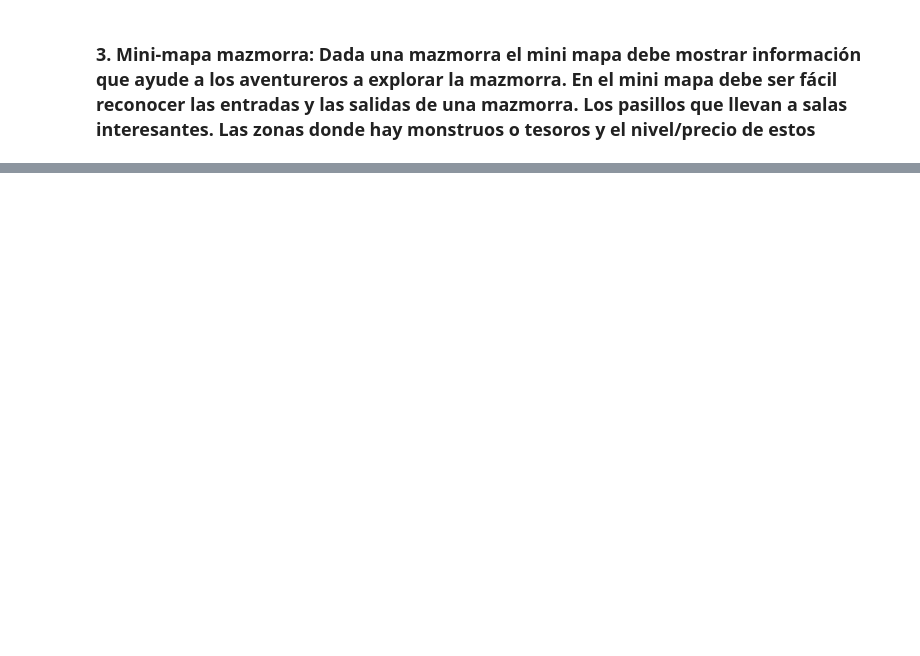
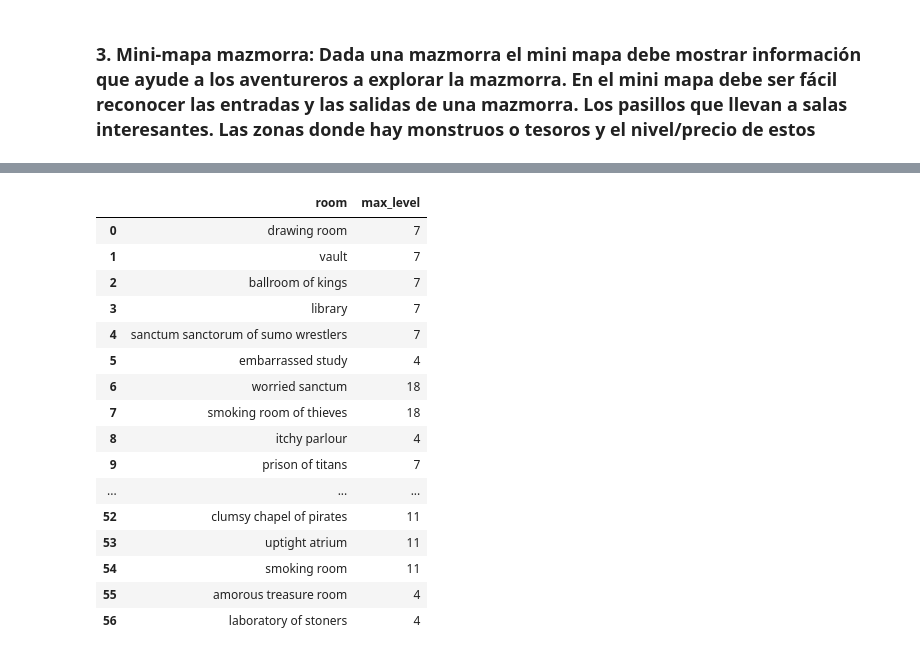
Before and after one commit to Pabloo22/bbdd_ii_practica, a Jupyter notebook: neo4j/sources/visualization.ipynb, the cells around one changed output, grey strips where cells are left out. Saved outputs shown, nothing was run; the diff lists cells and outputs as text; code cells hidden in the pictures; blank space fills up the shorter version.

```diff
--- a/neo4j/sources/visualization.ipynb
+++ b/neo4j/sources/visualization.ipynb
@@ -33,0 +270,20 @@ nx.draw(G, with_labels=True, pos=pos, font_size=10)
+# %%
+max_level
+# %% [output]
+|  | room | max_level |
+| 0 | drawing room | 7 |
+| 1 | vault | 7 |
+| 2 | ballroom of kings | 7 |
+| 3 | library | 7 |
+| 4 | sanctum sanctorum of sumo wrestlers | 7 |
+| 5 | embarrassed study | 4 |
+| 6 | worried sanctum | 18 |
+| 7 | smoking room of thieves | 18 |
+| 8 | itchy parlour | 4 |
+| 9 | prison of titans | 7 |
+| ... | ... | ... |
+| 52 | clumsy chapel of pirates | 11 |
+| 53 | uptight atrium | 11 |
+| 54 | smoking room | 11 |
+| 55 | amorous treasure room | 4 |
+| 56 | laboratory of stoners | 4 |
```
Also changed, not shown: parts of 12 cells of this notebook.
